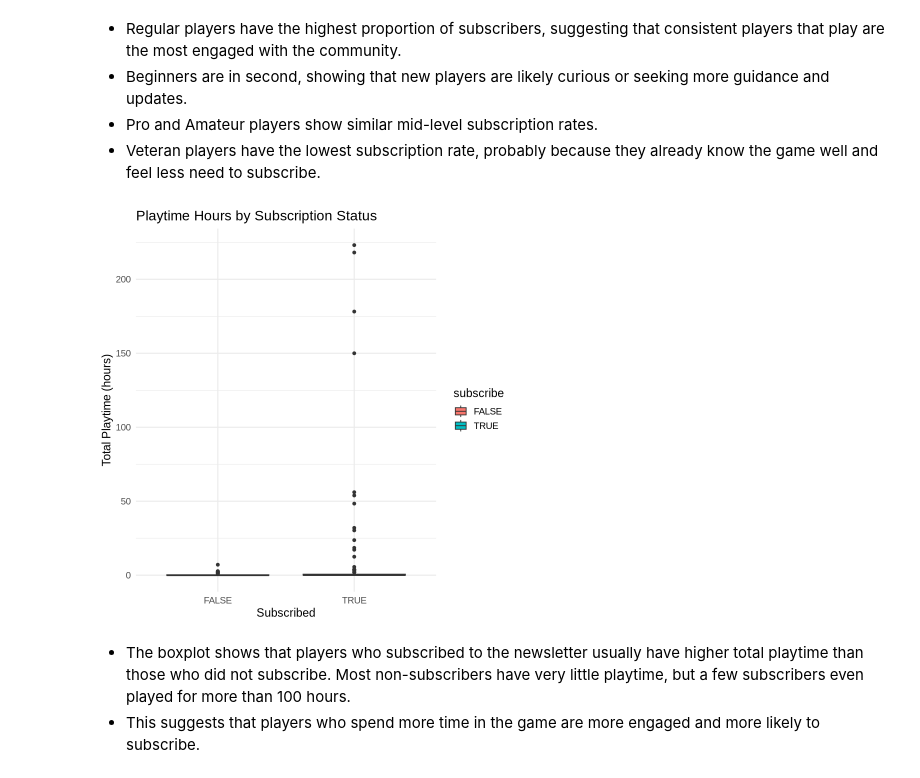
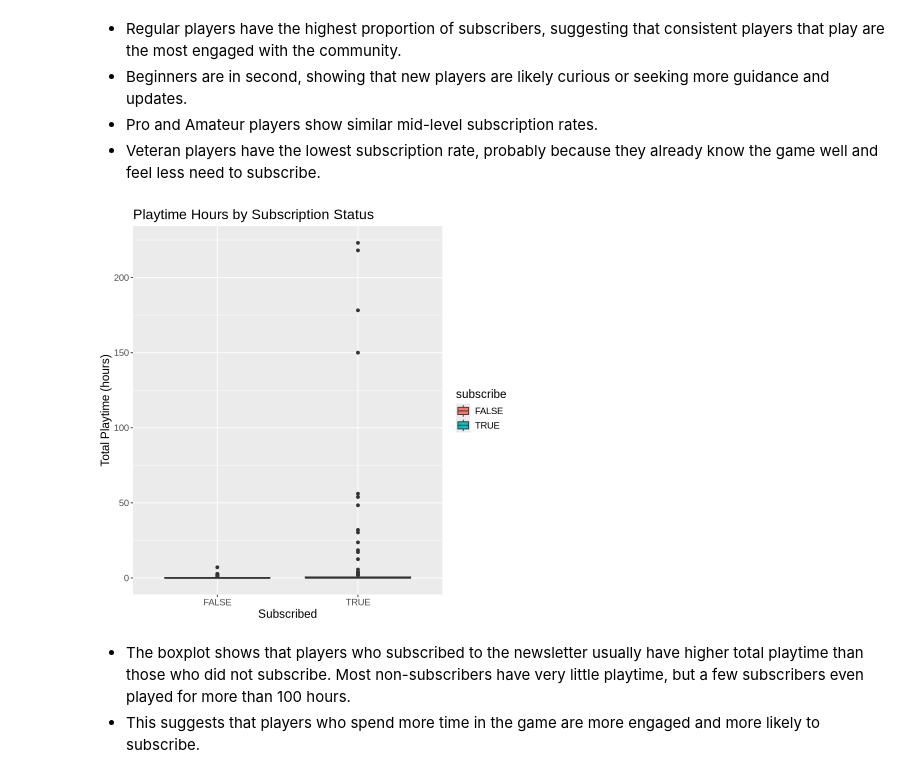
Before and after one commit to thisisjennybyte/DSCI-100-Individual-Planning-Report, a Jupyter notebook: individual_planning_report.ipynb.ipynb, the cells around one changed output. Cells and saved outputs as stored; diff of their text form; code cells hidden in the pictures.

```diff
--- a/individual_planning_report.ipynb.ipynb
+++ b/individual_planning_report.ipynb.ipynb
@@ -140,14 +141,14 @@ ggplot(players, aes(x = experience, fill = subscribe)) +
 # %%
 ggplot(players, aes(x = subscribe, y = played_hours, fill = subscribe)) +
   geom_boxplot() +
   labs(
     title = "Playtime Hours by Subscription Status",
     x = "Subscribed",
     y = "Total Playtime (hours)"
   ) +
-  theme_minimal(base_size = 14)
+  theme(text = element_text(size = 14))
 # %% [output]
-[figure, old version]
+[figure, new version]
 # %% [markdown]
 - The boxplot shows that players who subscribed to the newsletter usually have higher total playtime than those who did not subscribe. Most non-subscribers have very little playtime, but a few subscribers even played for more than 100 hours.
 - This suggests that players who spend more time in the game are more engaged and more likely to subscribe.
```
Also changed, not shown: parts of 1 cell of this notebook.
